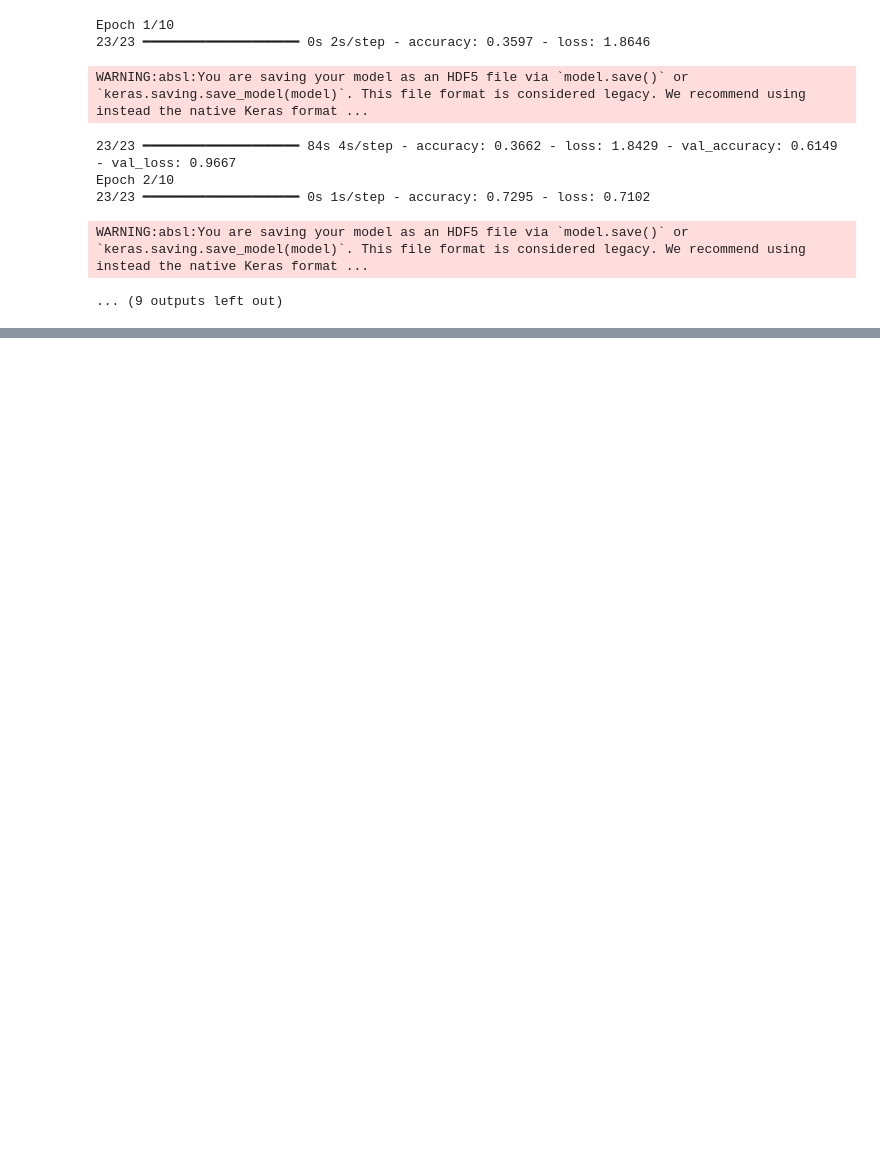
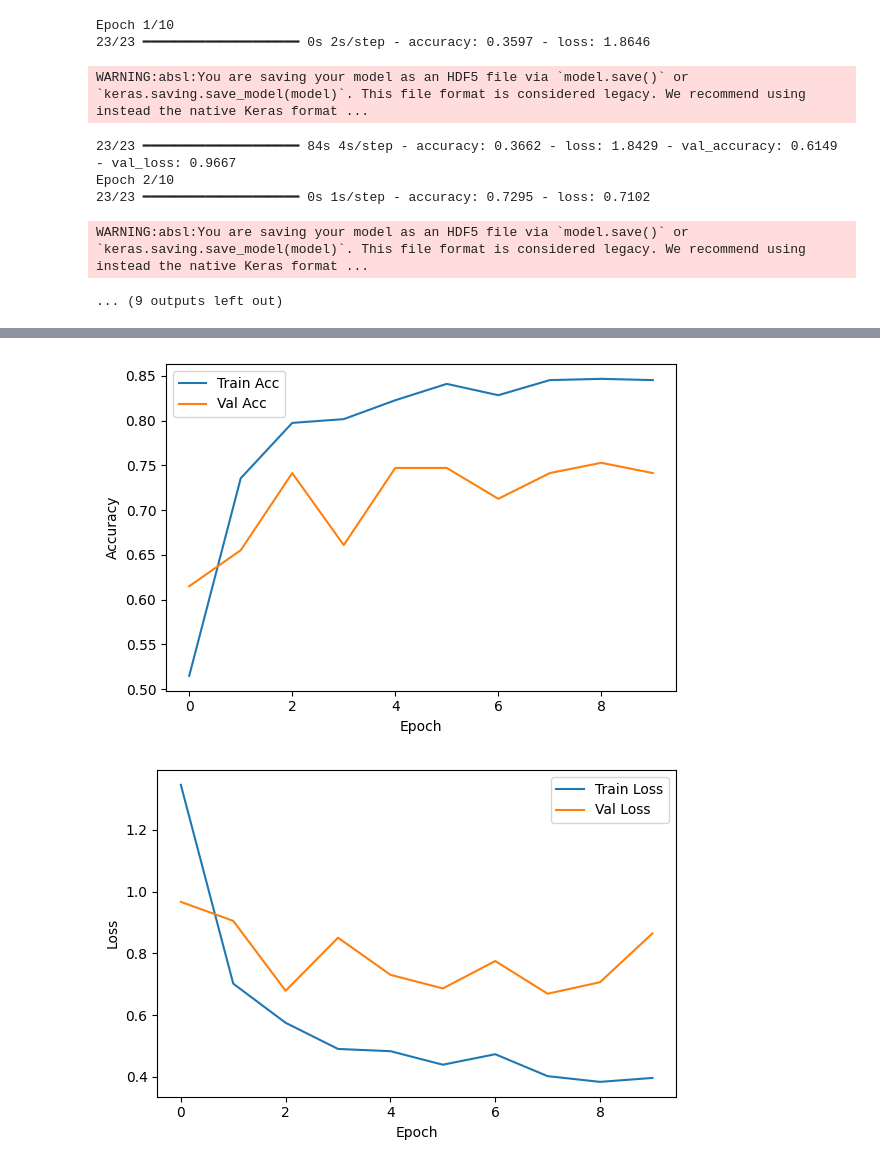
Before and after one commit to LasithaAmarasinghe/Tea-Leaf-Lens, a Jupyter notebook: TeaLeaf_Lens_v2.ipynb, the cells around one changed output, grey strips where cells are left out. Drawn from its saved outputs; the diff is of its cells as text; code cells hidden in the pictures; blank space fills up the shorter version.

Commit message:
results figures

```diff
--- a/TeaLeaf_Lens_v2.ipynb
+++ b/TeaLeaf_Lens_v2.ipynb
@@ -148,3 +148,48 @@ Epoch 2/10
 23/23 ━━━━━━━━━━━━━━━━━━━━ 0s 1s/step - accuracy: 0.7295 - loss: 0.7102
 WARNING:absl:You are saving your model as an HDF5 file via `model.save()` or `keras.saving.save_model(model)`. This file format is considered legacy. We recommend using instead the native Keras format ...
 ... (9 outputs left out)
+# %%
+# Plot training and validation accuracy and save the figure
+import matplotlib.pyplot as plt
+
+# Accuracy curve: helps detect overfitting/underfitting
+plt.figure(figsize=(6, 4))
+plt.plot(history.history["accuracy"], label="Train Acc")
+plt.plot(history.history["val_accuracy"], label="Val Acc")
+plt.xlabel("Epoch")
+plt.ylabel("Accuracy")
+plt.legend()
+plt.tight_layout()
+plt.savefig("results/train_val_accuracy.png", dpi=150)
+
+# Loss curve: complementary signal to accuracy
+plt.figure(figsize=(6, 4))
+plt.plot(history.history["loss"], label="Train Loss")
+plt.plot(history.history["val_loss"], label="Val Loss")
+plt.xlabel("Epoch")
+plt.ylabel("Loss")
+plt.legend()
+plt.tight_layout()
+plt.savefig("results/train_val_loss.png", dpi=150)
+
+# Compute confusion matrix on the validation set
+from sklearn.metrics import confusion_matrix, ConfusionMatrixDisplay
+import numpy as np
+
+# Collect predictions from the validation generator
+y_true, y_pred = [], []
+for batch_x, batch_y in val_generator:
+    preds = model.predict(batch_x)
+    y_true.extend(np.argmax(batch_y, axis=1))
+    y_pred.extend(np.argmax(preds, axis=1))
+    if len(y_true) >= val_generator.samples:
+        break
+
+# Build and save confusion matrix visualization
+cm = confusion_matrix(y_true, y_pred)
+disp = ConfusionMatrixDisplay(cm, display_labels=list(val_generator.class_indices.keys()))
+fig, ax = plt.subplots(figsize=(6, 6))
+disp.plot(cmap="Greens", ax=ax, xticks_rotation=45)
+plt.tight_layout()
+plt.savefig("results/confusion_matrix.png", dpi=150)
+# %% [output]
@@ -150,0 +202,2 @@ WARNING:absl:You are saving your model as an HDF5 file via `model.save()` or `ke
+[figure, added]
+[figure, added]
```
Also changed, not shown: parts of 1 cell of this notebook, 4 other files.
